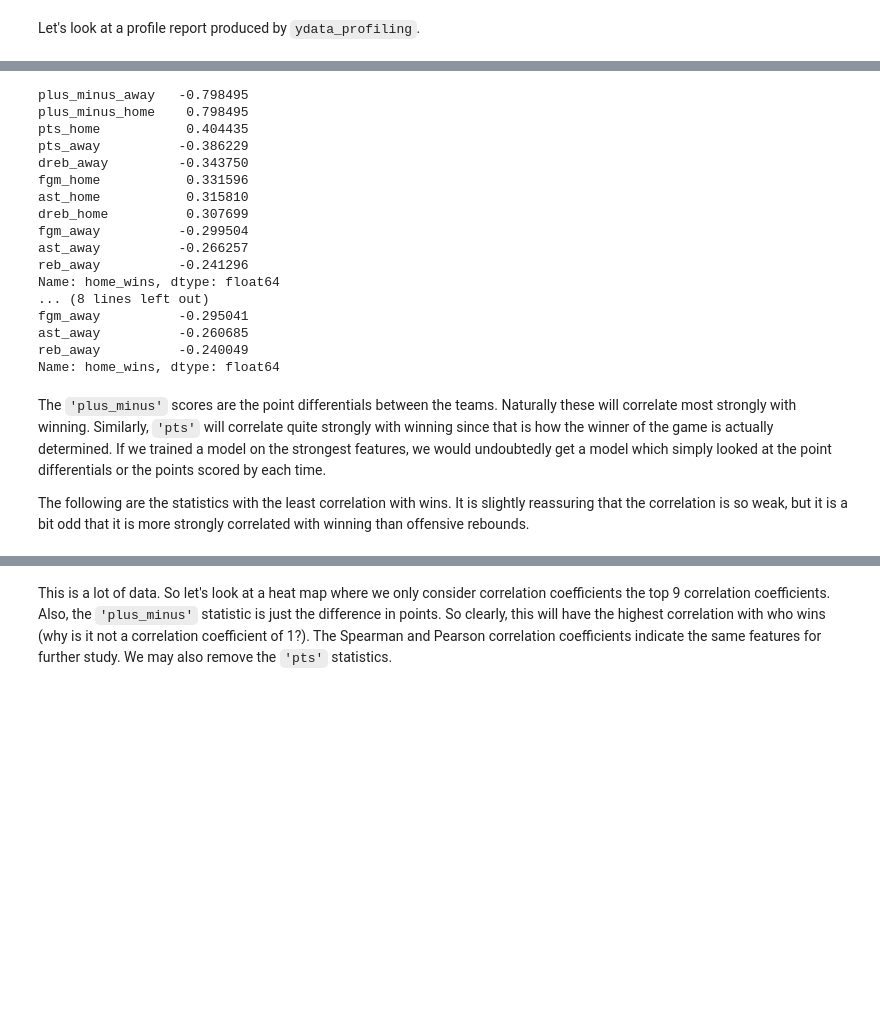
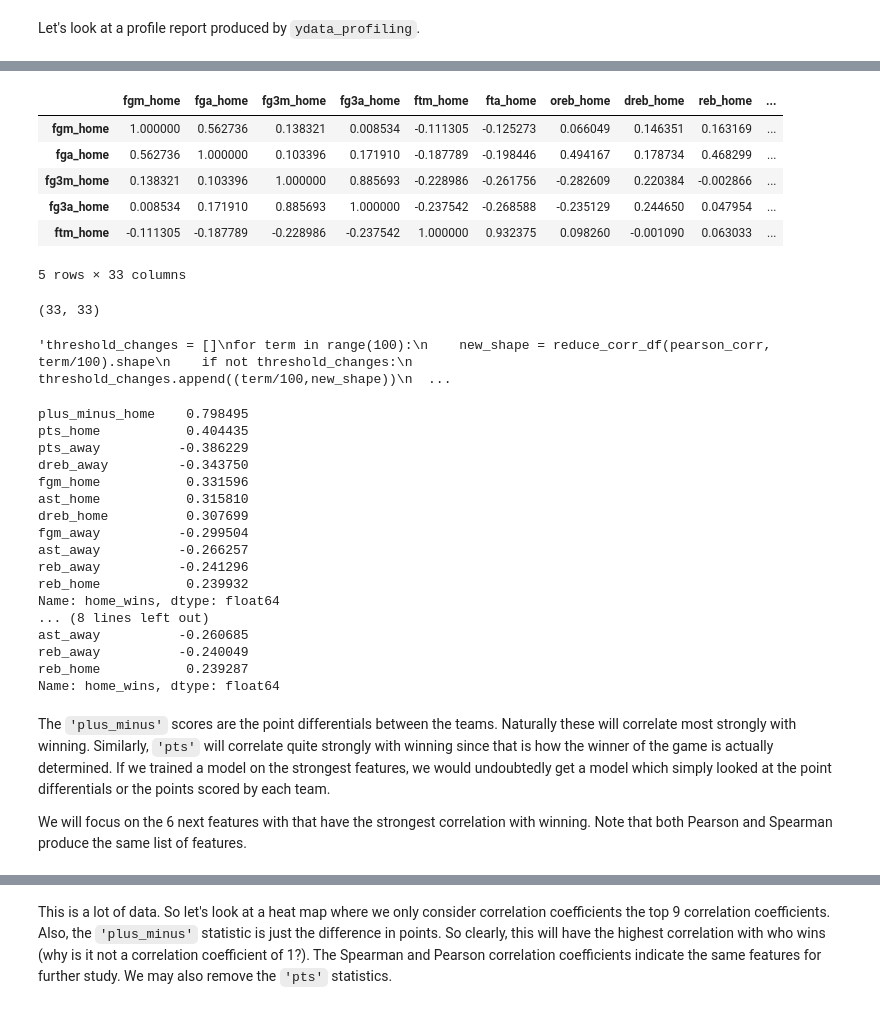
Before and after one commit to smtilson/pp5-ml-dashboard, a Jupyter notebook: jupyter_notebooks/03_Basic_Data_Analytics.ipynb, the cells around one changed output, grey strips where cells are left out. Saved outputs shown, nothing was run; the diff lists cells and outputs as text; code cells hidden in the pictures; blank space fills up the shorter version.

```diff
--- a/jupyter_notebooks/03_Basic_Data_Analytics.ipynb
+++ b/jupyter_notebooks/03_Basic_Data_Analytics.ipynb
@@ -81,11 +137,69 @@ It is interesting that many of the distributions have the shape of a normal dist
+# %%
+pearson_corr = game_eda.corr(method='pearson')
+spearman_corr = game_eda.corr(method='spearman')
+pearson_corr.head()
+# %% [output]
+|  | fgm_home | fga_home | fg3m_home | fg3a_home | ftm_home | fta_home | oreb_home | dreb_home | reb_home | ... |
+| fgm_home | 1.000000 | 0.562736 | 0.138321 | 0.008534 | -0.111305 | -0.125273 | 0.066049 | 0.146351 | 0.163169 | ... |
+| fga_home | 0.562736 | 1.000000 | 0.103396 | 0.171910 | -0.187789 | -0.198446 | 0.494167 | 0.178734 | 0.468299 | ... |
+| fg3m_home | 0.138321 | 0.103396 | 1.000000 | 0.885693 | -0.228986 | -0.261756 | -0.282609 | 0.220384 | -0.002866 | ... |
+| fg3a_home | 0.008534 | 0.171910 | 0.885693 | 1.000000 | -0.237542 | -0.268588 | -0.235129 | 0.244650 | 0.047954 | ... |
+| ftm_home | -0.111305 | -0.187789 | -0.228986 | -0.237542 | 1.000000 | 0.932375 | 0.098260 | -0.001090 | 0.063033 | ... |
+5 rows × 33 columns
+# %%
+def reduce_corr_df(df_corr, threshold):
+    for col in df_corr.columns:
+        try:
+            maxi = df_corr[col].nlargest(2)[1]
+        except Exception as e:
+            print(df_corr[col].nlargest(2))
+            raise e
+        mini = df_corr[col].min()
+        #print(col,mini,maxi,threshold)
+        if max(abs(maxi), abs(mini)) < threshold:
+            #print('removing', col)
+            df_corr.drop(col, axis=1, inplace=True)
+    for row in df_corr.index:
+        try:
+            maxi = df_corr.loc[row].nlargest(2)[1]
+        except Exception as e:
+            print(df_corr.loc[row].nlargest(2))
+            raise e
+        mini = df_corr.loc[row].min()
+        #print(row,mini,maxi,threshold)
+        if max(abs(maxi), abs(mini)) < threshold:
+            #print('removing', row)
+            df_corr.drop(row, axis=0, inplace=True)
+    return df_corr
+
+print(pearson_corr.shape)
+threshold_changes = []
+for term in range(100):
+    new_shape = reduce_corr_df(pearson_corr, term/100).shape
+    if not threshold_changes:
+        threshold_changes.append((term/100,new_shape))
+    elif new_shape != threshold_changes[-1][1]:
+        threshold_changes.append((term/100,new_shape))
+print(threshold_changes)
+'''
+# This mask is gotten from the lessons on EDA
+mask = np.zeros_like(pearson_corr, dtype=np.bool)
+mask[np.triu_indices_from(mask)] = True
+mask[abs(pearson_corr) < 0.4] = True
+
+sns.heatmap(data=pearson_corr, annot=True, mask=mask, cmap='viridis', annot_kws={"size": 8}, linewidths=0.5)
+plt.ylim(pearson_corr.shape[1], 0)
+plt.show()
+'''
+# %% [output]
+(33, 33)
+'threshold_changes = []\nfor term in range(100):\n    new_shape = reduce_corr_df(pearson_corr, term/100).shape\n    if not threshold_changes:\n        threshold_changes.append((term/100,new_shape))\n  ...
 # %%
-
-pearson_corr = game_eda.corr(method='pearson')['home_wins'].sort_values(key=abs, ascending=False)[1:]
-print(pearson_corr[:11])
-spearman_corr = game_eda.corr(method='spearman')['home_wins'].sort_values(key=abs, ascending=False)[1:]
+pearson_corr_wins = pearson_corr['home_wins'].sort_values(key=abs, ascending=False)[1:]
+print(pearson_corr_wins[:11])
+spearman_corr = spearman_corr['home_wins'].sort_values(key=abs, ascending=False)[1:]
 print(spearman_corr[:11])
 # %% [output]
-plus_minus_away   -0.798495
 plus_minus_home    0.798495
 pts_home           0.404435
 pts_away          -0.386229
@@ -96,13 +210,14 @@ dreb_home          0.307699
 fgm_away          -0.299504
 ast_away          -0.266257
 reb_away          -0.241296
+reb_home           0.239932
 Name: home_wins, dtype: float64
 ... (8 lines left out)
-fgm_away          -0.295041
 ast_away          -0.260685
 reb_away          -0.240049
+reb_home           0.239287
 Name: home_wins, dtype: float64
 # %% [markdown]
-The `'plus_minus'` scores are the point differentials between the teams. Naturally these will correlate most strongly with winning. Similarly, `'pts'` will correlate quite strongly with winning since that is how the winner of the game is actually determined. If we trained a model on the strongest features, we would undoubtedly get a model which simply looked at the point differentials or the points scored by each time.
+The `'plus_minus'` scores are the point differentials between the teams. Naturally these will correlate most strongly with winning. Similarly, `'pts'` will correlate quite strongly with winning since that is how the winner of the game is actually determined. If we trained a model on the strongest features, we would undoubtedly get a model which simply looked at the point differentials or the points scored by each team.
 
-The following are the statistics with the least correlation with wins. It is slightly reassuring that the correlation is so weak, but it is a bit odd that it is more strongly correlated with winning than offensive rebounds.
+We will focus on the 6 next features with that have the strongest correlation with winning. Note that both Pearson and Spearman produce the same list of features.
```
Also changed, not shown: parts of 28 cells of this notebook, 4 other files.
